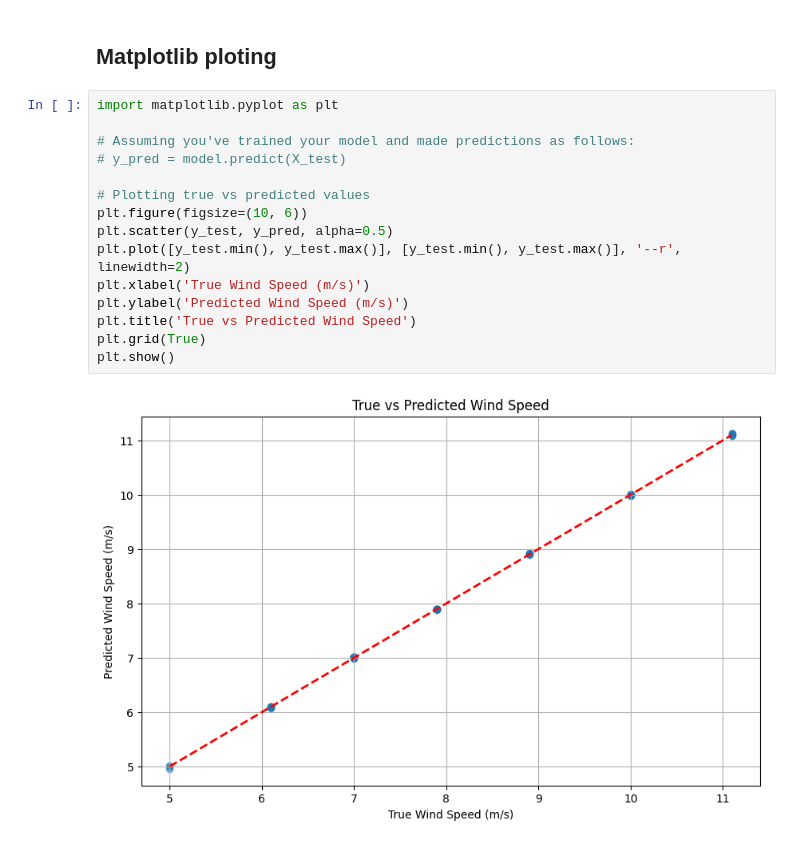
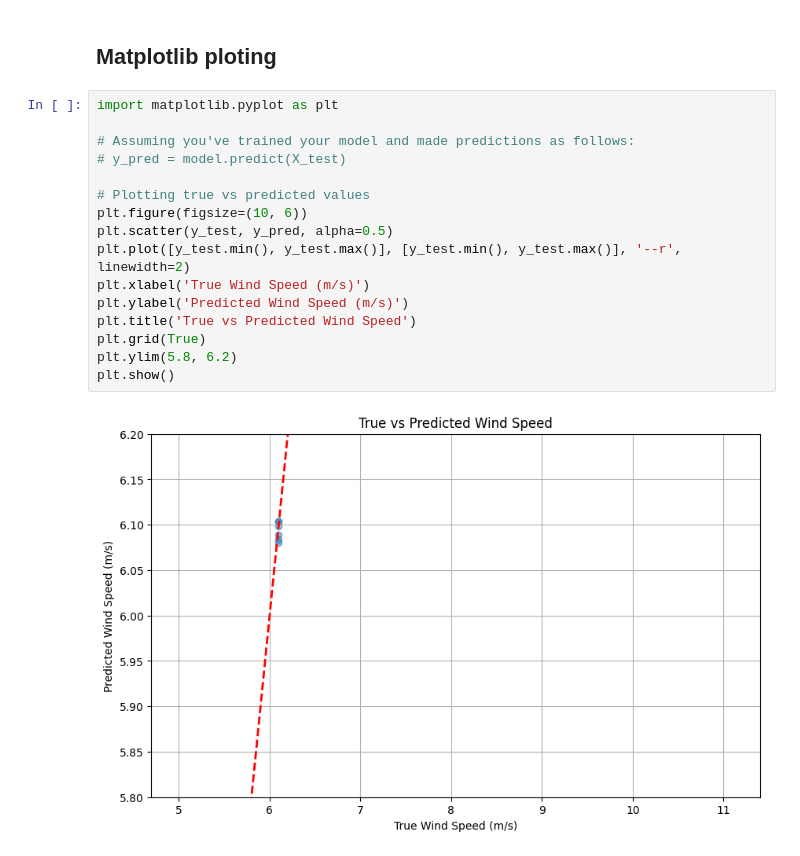
Before and after one commit to tommix626/hswet-mode-detection-2023, a Jupyter notebook: main.ipynb, the cells around one changed output. Drawn from its saved outputs; the diff is of its cells as text.

```diff
--- a/main.ipynb
+++ b/main.ipynb
@@ -80,17 +80,18 @@ Coefficients: [ 6.63280434e-02  3.52912203e-01 -1.65099790e-01  3.21003400e-03
 # %%
 import matplotlib.pyplot as plt
 
 # Assuming you've trained your model and made predictions as follows:
 # y_pred = model.predict(X_test)
 
 # Plotting true vs predicted values
 plt.figure(figsize=(10, 6))
 plt.scatter(y_test, y_pred, alpha=0.5)
 plt.plot([y_test.min(), y_test.max()], [y_test.min(), y_test.max()], '--r', linewidth=2)
 plt.xlabel('True Wind Speed (m/s)')
 plt.ylabel('Predicted Wind Speed (m/s)')
 plt.title('True vs Predicted Wind Speed')
 plt.grid(True)
+plt.ylim(5.8, 6.2)
 plt.show()
 # %% [output]
-[figure, old version]
+[figure, new version]
```
